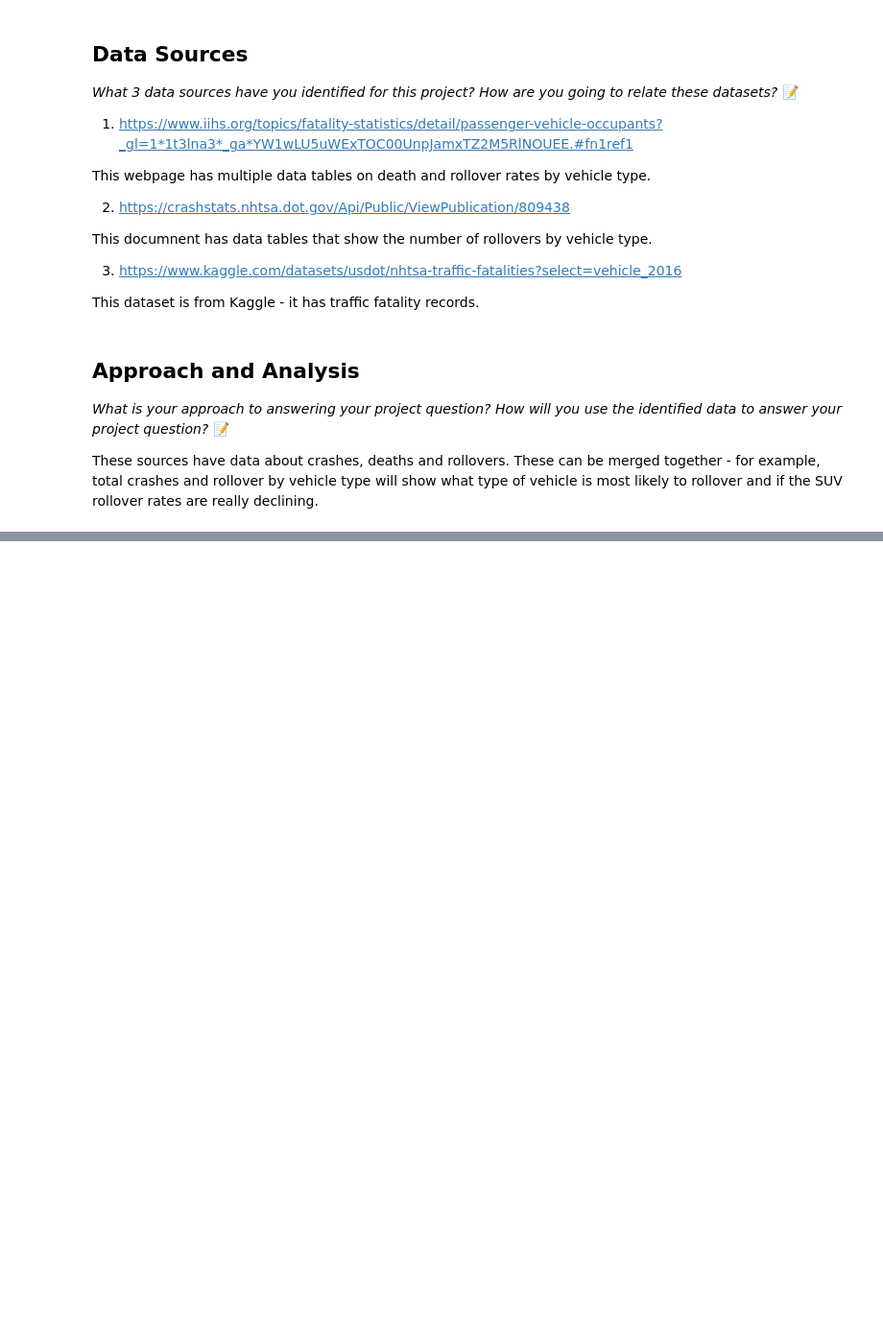
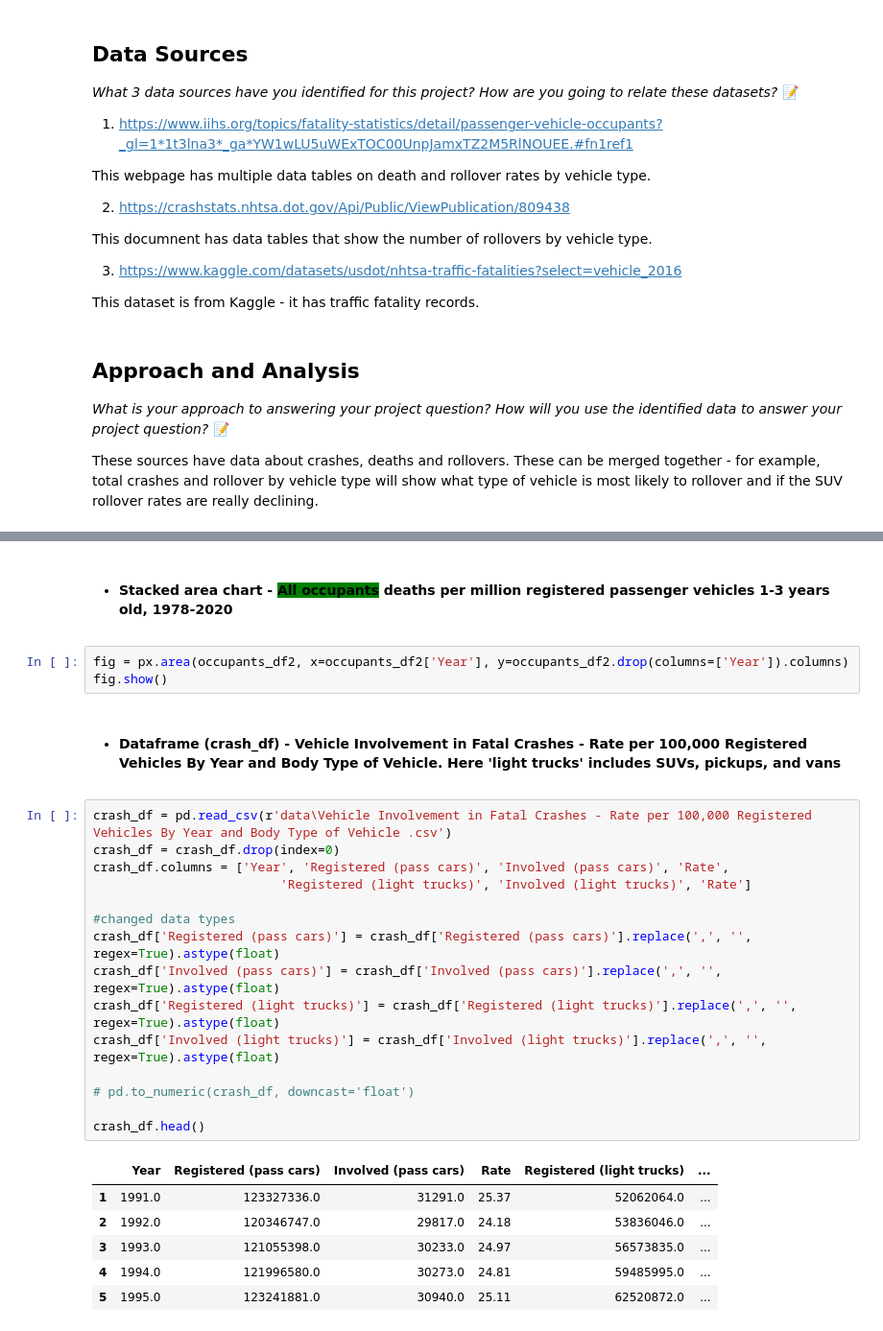
Before and after one commit to IT4063c-Spring23/final-project-patel5r4, a Jupyter notebook: source.ipynb, the cells around one changed output, grey strips where cells are left out. Shown at 96% size. Cells and saved outputs as stored; diff of their text form; blank space fills up the shorter version.

```diff
--- a/source.ipynb
+++ b/source.ipynb
@@ -104,0 +234,29 @@ od.download(dataset_url, data_dir='./data')
+# %% [markdown]
+- #### <b>Stacked area chart - <span style='background:green'>All occupants</span> deaths per million registered passenger vehicles 1-3 years old, 1978-2020</b>
+# %%
+fig = px.area(occupants_df2, x=occupants_df2['Year'], y=occupants_df2.drop(columns=['Year']).columns)
+fig.show()
+# %% [markdown]
+- #### <b>Dataframe (crash_df) - Vehicle Involvement in Fatal Crashes - Rate per 100,000 Registered Vehicles By Year and Body Type of Vehicle. Here 'light trucks' includes SUVs, pickups, and vans </b>
+# %%
+crash_df = pd.read_csv(r'data\Vehicle Involvement in Fatal Crashes - Rate per 100,000 Registered Vehicles By Year and Body Type of Vehicle .csv')
+crash_df = crash_df.drop(index=0)
+crash_df.columns = ['Year', 'Registered (pass cars)', 'Involved (pass cars)', 'Rate',
+                         'Registered (light trucks)', 'Involved (light trucks)', 'Rate']
+
+#changed data types
+crash_df['Registered (pass cars)'] = crash_df['Registered (pass cars)'].replace(',', '', regex=True).astype(float)
+crash_df['Involved (pass cars)'] = crash_df['Involved (pass cars)'].replace(',', '', regex=True).astype(float)
+crash_df['Registered (light trucks)'] = crash_df['Registered (light trucks)'].replace(',', '', regex=True).astype(float)
+crash_df['Involved (light trucks)'] = crash_df['Involved (light trucks)'].replace(',', '', regex=True).astype(float)
+
+# pd.to_numeric(crash_df, downcast='float')
+
+crash_df.head()
+# %% [output]
+|  | Year | Registered (pass cars) | Involved (pass cars) | Rate | Registered (light trucks) | ... |
+| 1 | 1991.0 | 123327336.0 | 31291.0 | 25.37 | 52062064.0 | ... |
+| 2 | 1992.0 | 120346747.0 | 29817.0 | 24.18 | 53836046.0 | ... |
+| 3 | 1993.0 | 121055398.0 | 30233.0 | 24.97 | 56573835.0 | ... |
+| 4 | 1994.0 | 121996580.0 | 30273.0 | 24.81 | 59485995.0 | ... |
+| 5 | 1995.0 | 123241881.0 | 30940.0 | 25.11 | 62520872.0 | ... |
```
Also changed, not shown: parts of 43 cells of this notebook, 9 other files.
